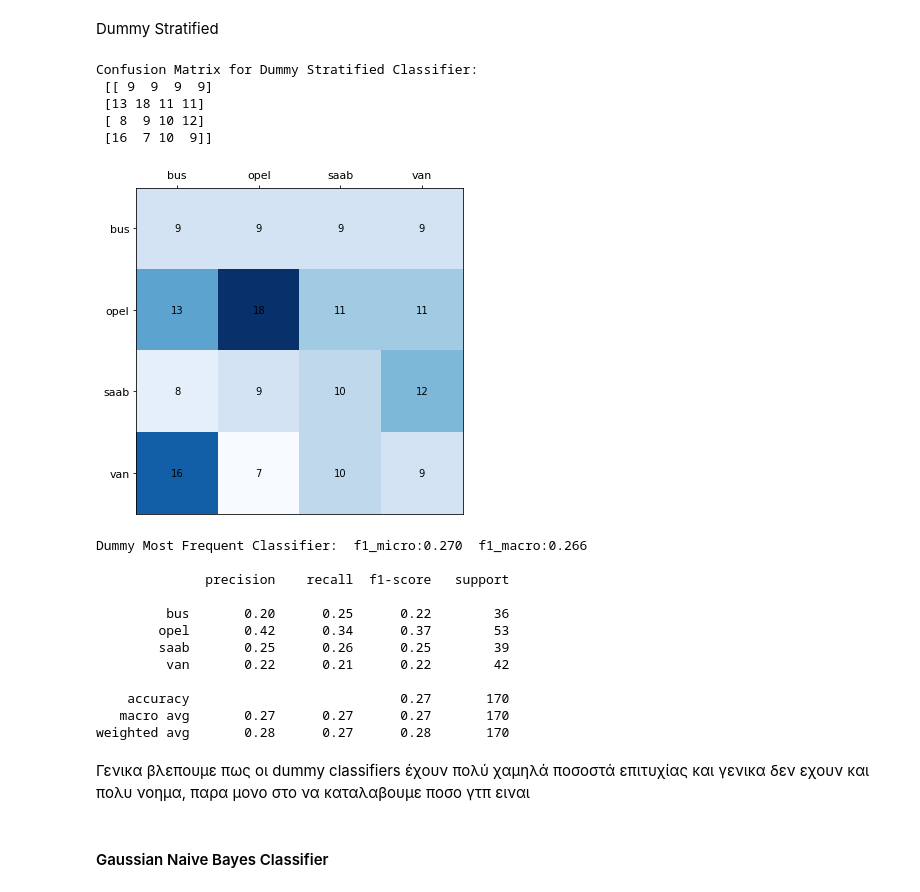
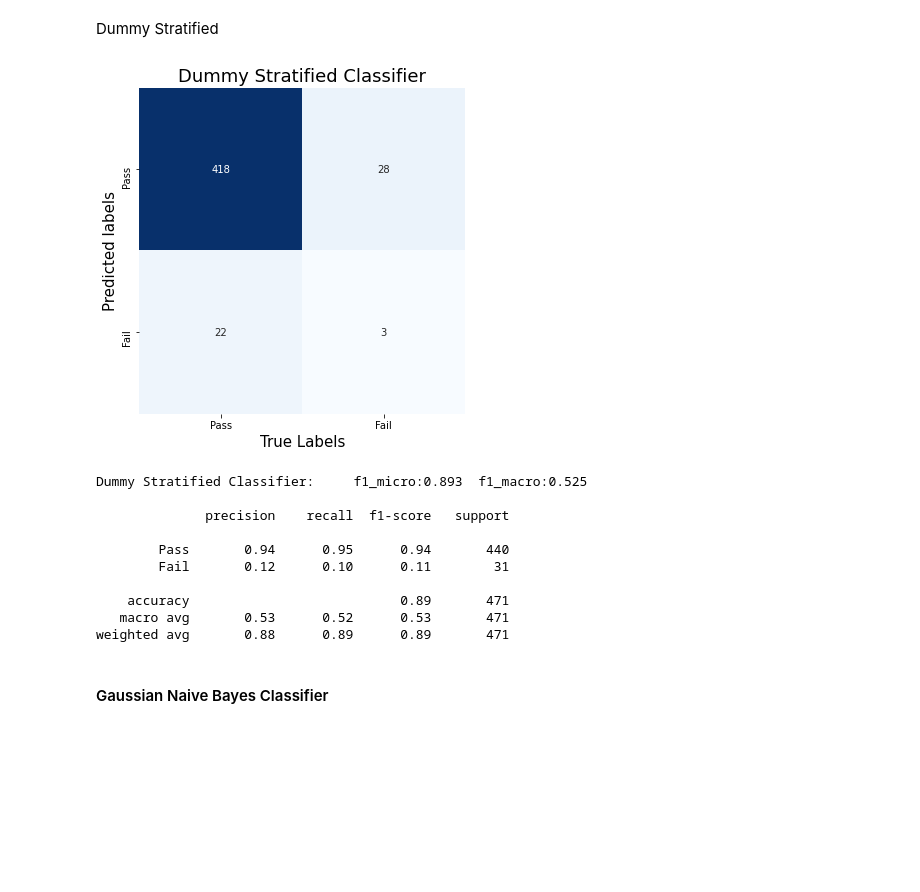
Before and after one commit to SprIoan/NNColab, a Jupyter notebook: Ergasia_1.ipynb, the cells around one changed output. Saved outputs shown, nothing was run; the diff lists cells and outputs as text; code cells hidden in the pictures; blank space fills up the shorter version.

```diff
--- a/Ergasia_1.ipynb
+++ b/Ergasia_1.ipynb
@@ -241,2 +230,12 @@ def view_conf_matrix(cnf_matrix, labels, cmap='gray'):
+# %%
+#Xρησιμοποιούμε την παρακάτω συνάρτηση για να απεικονίσουμε χρωματικά το confusion matrix
+
+def view_conf_matrix(test_labels, predictions, label_names,title=None):
+  m = confusion_matrix(test_labels, predictions)
+  fix, ax = plt.subplots(figsize=(6,6))
+  sns.heatmap(m.T, square=True, annot=True, fmt='d',cbar=False, xticklabels=label_names,yticklabels=label_names,cmap='Blues')
+  ax.set_xlabel("True Labels", size=15)
+  ax.set_ylabel("Predicted labels",size=15)
+  plt.title(title, size=18)
 # %% [markdown]
 ####Dummy Classifiers
@@ -338,0 +1191,7 @@ Confusion Matrix for Dummy Constant (constant=bus):
+# %%
+from sklearn.model_selection import train_test_split
+
+# Split our data
+train_data, test_data, train_labels, test_labels = train_test_split(np_features, np_labels, test_size=0.3)
+instances_per_class = Counter(train_labels)
+print(instances_per_class)
@@ -338,0 +1202,19 @@ Confusion Matrix for Dummy Constant (constant=bus):
+# %%
+from sklearn.impute import SimpleImputer
+import numpy as np
+train_data = pd.DataFrame(data=train_data)
+test_data = pd.DataFrame(data=test_data)
+
+train_data.replace('nan',np.NaN,inplace=True)
+test_data.replace('nan',np.NaN,inplace=True)
+imp=SimpleImputer(missing_values=np.NaN,strategy='mean')
+
+imputed_train_data=pd.DataFrame(imp.fit_transform(train_data))
+imputed_train_data.columns=train_data.columns
+imputed_train_data.index=train_data.index
+
+imputed_test_data=pd.DataFrame(imp.transform(test_data.values))
+imputed_test_data.columns=test_data.columns
+imputed_test_data.index=test_data.index
+
+imputed_test_data
@@ -338,0 +1240,2 @@ Confusion Matrix for Dummy Constant (constant=bus):
+# %%
+unique_labels = ["Pass" ,"Fail"]
@@ -361,42 +1335,30 @@ Dummy Stratified
 # %%
 dummy_stratified = DummyClassifier(strategy='stratified')
 
 dummy_stratified_model = dummy_stratified.fit(train_data, train_labels)
 dummy_stratified_preds = dummy_stratified.predict(test_data)
 
-cnf_matrix = confusion_matrix(test_labels, dummy_stratified_preds)
-print("Confusion Matrix for Dummy Stratified Classifier:\n",cnf_matrix)
-
-view_conf_matrix(cnf_matrix, unique_labels, cmap='Blues')
+view_conf_matrix(test_labels, dummy_stratified_preds, unique_labels,title="Dummy Stratified Classifier" )
 # %% [output]
-Confusion Matrix for Dummy Stratified Classifier:
- [[ 9  9  9  9]
- [13 18 11 11]
- [ 8  9 10 12]
- [16  7 10  9]]
-[figure, old version]
+[figure, new version]
 # %%
 f1_micro_ds = precision_recall_fscore_support(test_labels, dummy_stratified_preds, average='micro')[2]
 f1_macro_ds = precision_recall_fscore_support(test_labels, dummy_stratified_preds, average='macro')[2]
 
-print("Dummy Most Frequent Classifier:\t f1_micro:"+str(f1_micro_ds)[:5]+"\t f1_macro:"+str(f1_macro_ds)[:5]+'\n')
+print("Dummy Stratified Classifier:\t f1_micro:"+str(f1_micro_ds)[:5]+"\t f1_macro:"+str(f1_macro_ds)[:5]+'\n')
 
 print(classification_report(test_labels, dummy_stratified_preds , target_names=unique_labels))
 # %% [output]
-Dummy Most Frequent Classifier:  f1_micro:0.270  f1_macro:0.266
+Dummy Stratified Classifier:     f1_micro:0.893  f1_macro:0.525
 
               precision    recall  f1-score   support
 
-         bus       0.20      0.25      0.22        36
-        opel       0.42      0.34      0.37        53
-        saab       0.25      0.26      0.25        39
-         van       0.22      0.21      0.22        42
+        Pass       0.94      0.95      0.94       440
+        Fail       0.12      0.10      0.11        31
 
-    accuracy                           0.27       170
-   macro avg       0.27      0.27      0.27       170
-weighted avg       0.28      0.27      0.28       170
+    accuracy                           0.89       471
+   macro avg       0.53      0.52      0.53       471
+weighted avg       0.88      0.89      0.89       471
-# %% [markdown]
-Γενικα βλεπουμε πως οι dummy classifiers έχουν πολύ χαμηλά ποσοστά επιτυχίας και γενικα δεν εχουν και πολυ νοημα, παρα μονο στο να καταλαβουμε ποσο γτπ ειναι
 # %% [markdown]
 #### Gaussian Naive Bayes Classifier
 # %%
```
Also changed, not shown: parts of 121 cells of this notebook.
